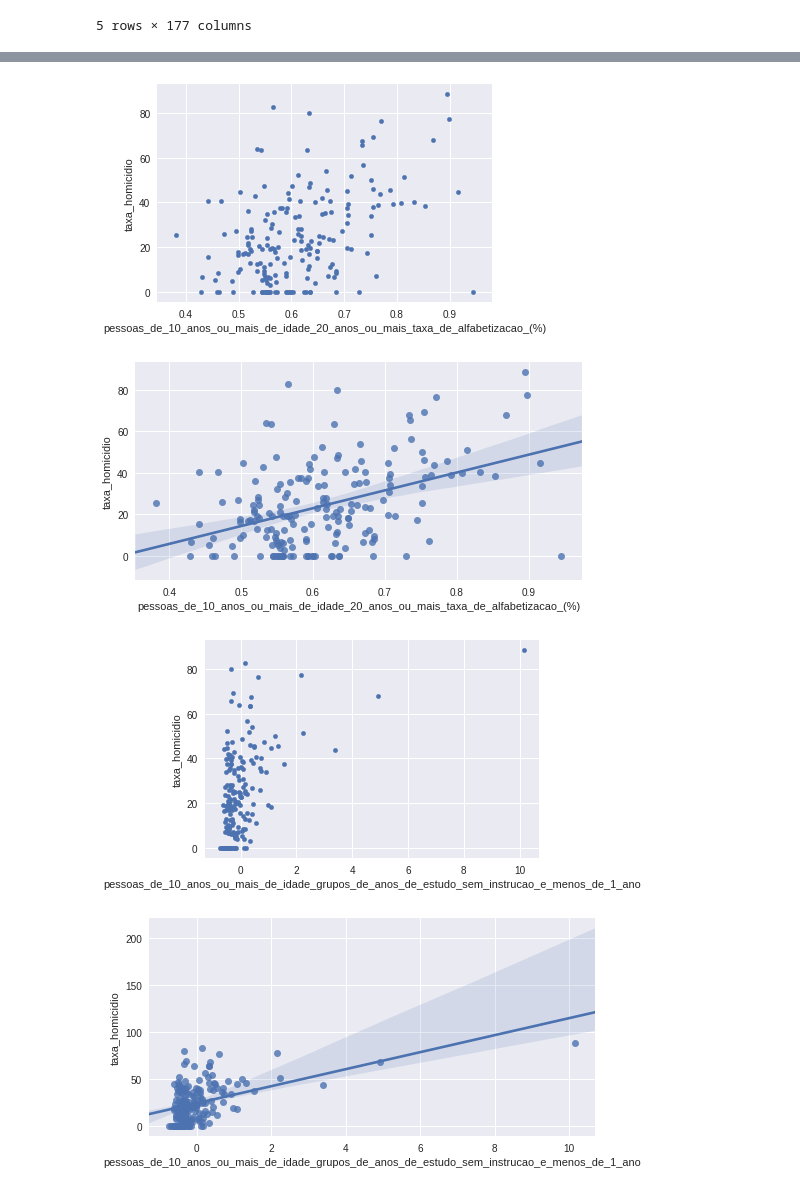
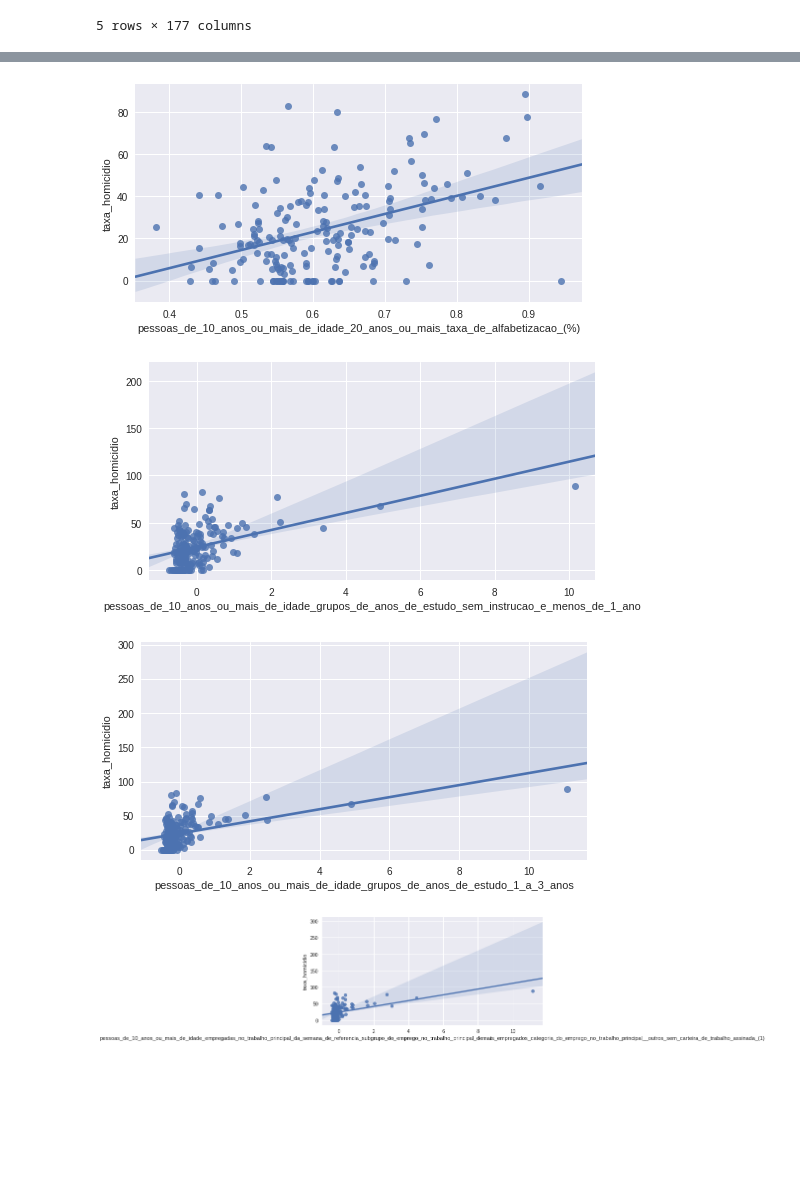
Before and after one commit to if1015-datascience-ufpe/2017-2-projeto-lbs4-eebls-ktcn, a Jupyter notebook: tabela_final.ipynb, the cells around one changed output, grey strips where cells are left out. Cells and saved outputs as stored; diff of their text form; code cells hidden in the pictures; blank space fills up the shorter version.

```diff
--- a/tabela_final.ipynb
+++ b/tabela_final.ipynb
@@ -246,17 +266,18 @@ which_columns
 # %%
 df = tabela_final.copy()
 for column in which_columns:
     if ('(%)' not in column):
         #print(column)
         df[column] = df[column].apply(lambda x: (x - df[column].mean()) / df[column].std())
         #df[column] = df[column].apply(lambda x: np.log10(x))
     else:
         df[column] = df[column].apply(lambda x: x/100)
-    df.plot.scatter(x=column, y='taxa_homicidio')
+    #df.plot.scatter(x=column, y='taxa_homicidio')
     plt.subplots(figsize=(8,4))
     sns.regplot(column, 'taxa_homicidio',data=df)
+    #ax.set_xscale()
 # %% [output]
-[figure, old version]
+[figure, new version]
-[figure, old version]
+[figure, new version]
-[figure, old version]
+[figure, new version]
-[figure, old version]
+[figure, new version]
```
Also changed, not shown: parts of 2 cells of this notebook.
